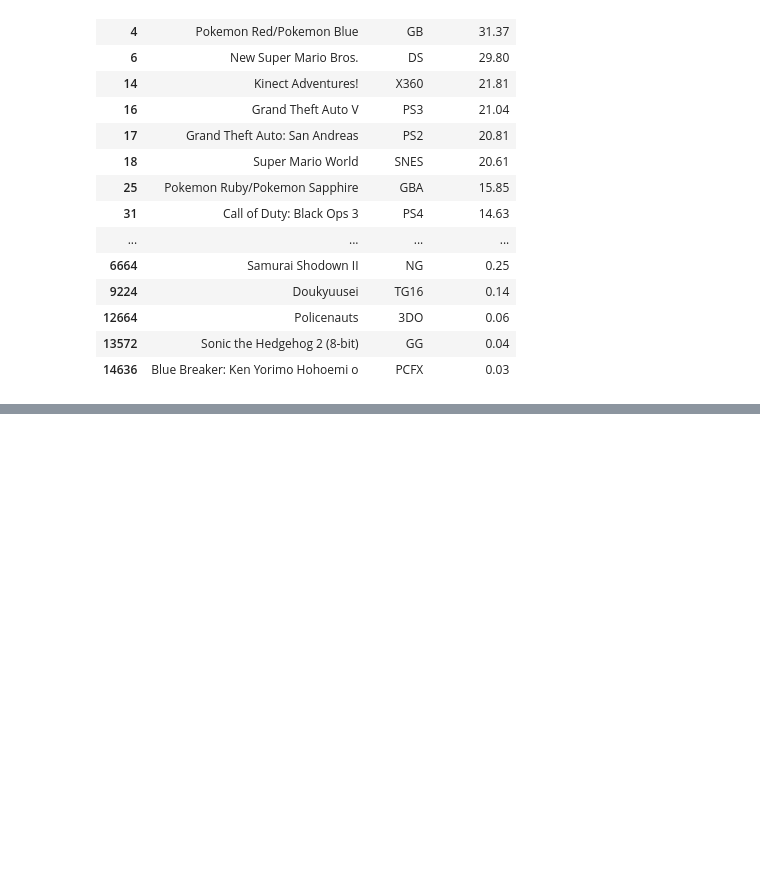
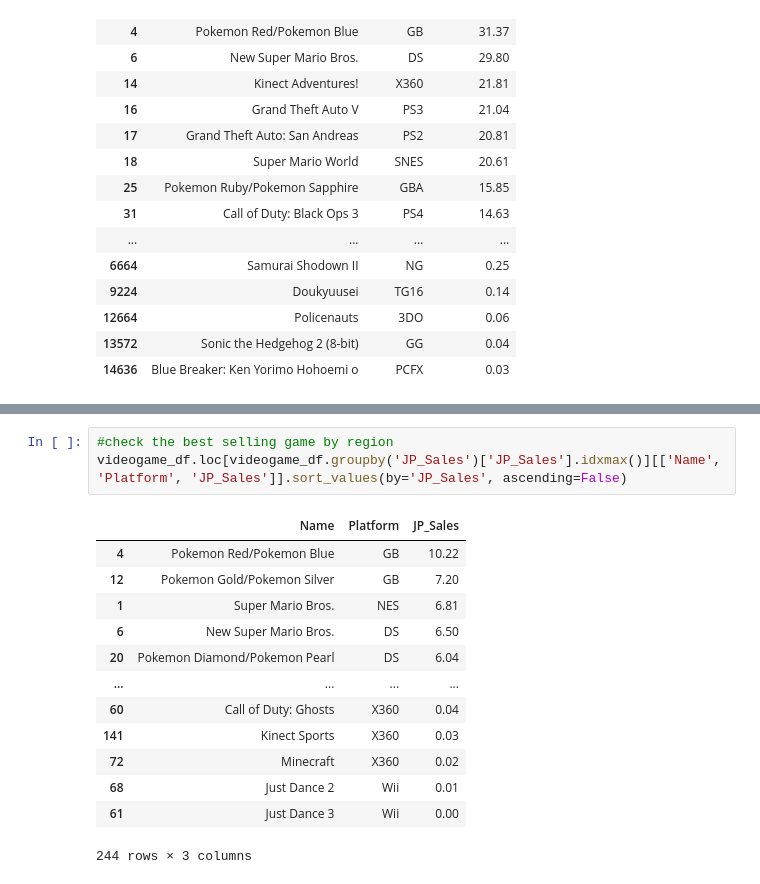
Before and after one commit to JamesWillems/dataset_video_game, a Jupyter notebook: video_game_kirsten.ipynb, the cells around one changed output, grey strips where cells are left out. Cells and saved outputs as stored; diff of their text form; blank space fills up the shorter version.

Commit message:
added best selling games by continent

```diff
--- a/video_game_kirsten.ipynb
+++ b/video_game_kirsten.ipynb
@@ -237 +237,18 @@ videogame_df.loc[videogame_df.groupby('NA_Sales')['Global_Sales'].idxmax().sort_
 402 rows × 3 columns
+# %%
+#check the best selling game by region
+videogame_df.loc[videogame_df.groupby('JP_Sales')['JP_Sales'].idxmax()][['Name', 'Platform', 'JP_Sales']].sort_values(by='JP_Sales', ascending=False)
+# %% [output]
+|  | Name | Platform | JP_Sales |
+| 4 | Pokemon Red/Pokemon Blue | GB | 10.22 |
+| 12 | Pokemon Gold/Pokemon Silver | GB | 7.20 |
+| 1 | Super Mario Bros. | NES | 6.81 |
+| 6 | New Super Mario Bros. | DS | 6.50 |
+| 20 | Pokemon Diamond/Pokemon Pearl | DS | 6.04 |
+| ... | ... | ... | ... |
+| 60 | Call of Duty: Ghosts | X360 | 0.04 |
+| 141 | Kinect Sports | X360 | 0.03 |
+| 72 | Minecraft | X360 | 0.02 |
+| 68 | Just Dance 2 | Wii | 0.01 |
+| 61 | Just Dance 3 | Wii | 0.00 |
+244 rows × 3 columns
```
Also changed, not shown: parts of 3 cells of this notebook.
